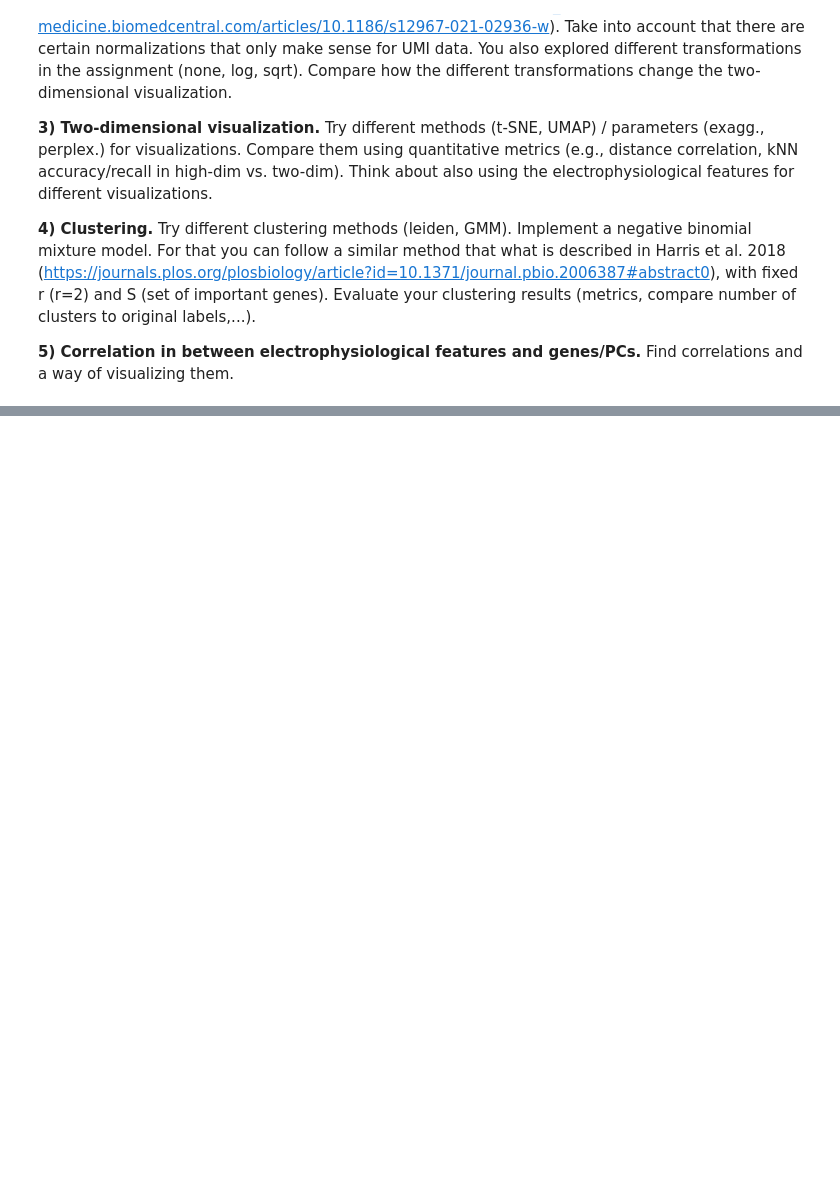
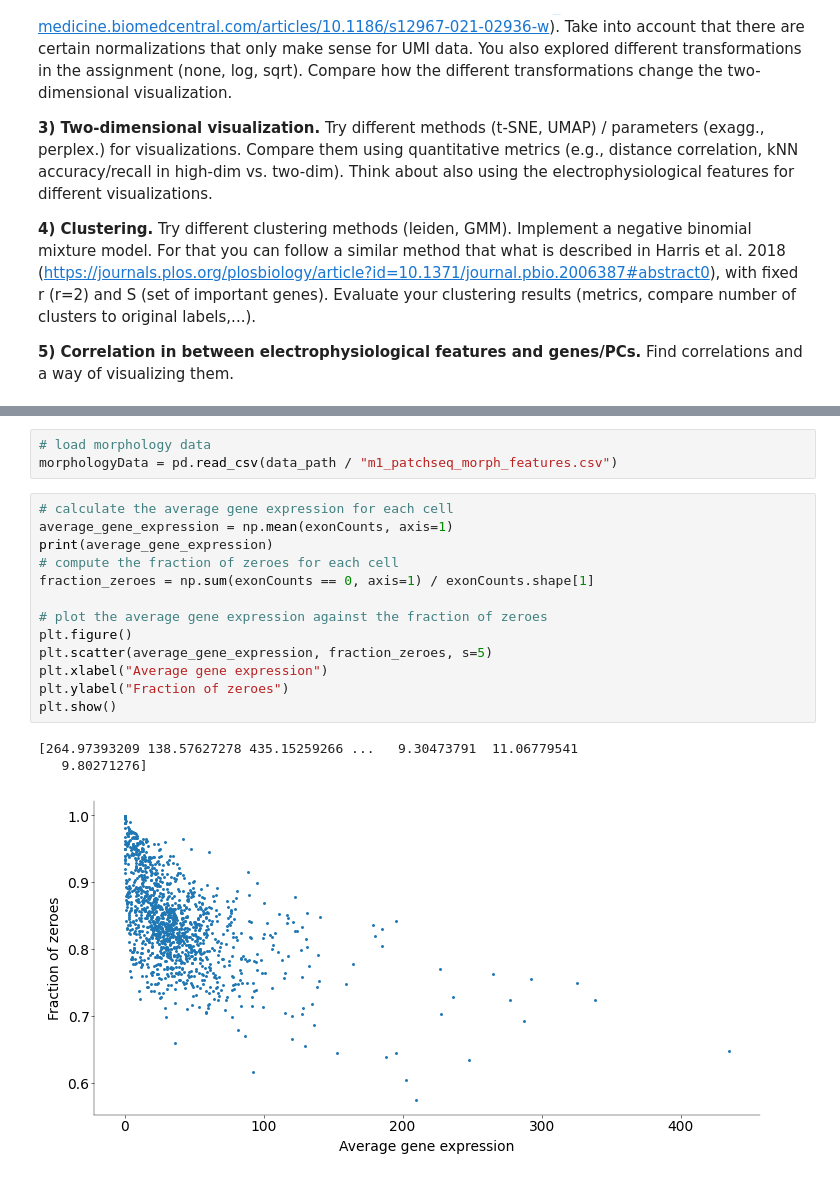
Before and after one commit to Artemii-Shlychkov/NDS_project, a Jupyter notebook: notebooks/Practical_notebook.ipynb, the cells around one changed output, grey strips where cells are left out. Drawn from its saved outputs; the diff is of its cells as text; blank space fills up the shorter version.

```diff
--- a/notebooks/Practical_notebook.ipynb
+++ b/notebooks/Practical_notebook.ipynb
@@ -296,0 +300,20 @@ This is only for Arne!!!!!
+# %%
+# load morphology data
+morphologyData = pd.read_csv(data_path / "m1_patchseq_morph_features.csv")
+# %%
+# calculate the average gene expression for each cell
+average_gene_expression = np.mean(exonCounts, axis=1)
+print(average_gene_expression)
+# compute the fraction of zeroes for each cell
+fraction_zeroes = np.sum(exonCounts == 0, axis=1) / exonCounts.shape[1]
+
+# plot the average gene expression against the fraction of zeroes
+plt.figure()
+plt.scatter(average_gene_expression, fraction_zeroes, s=5)
+plt.xlabel("Average gene expression")
+plt.ylabel("Fraction of zeroes")
+plt.show()
+# %% [output]
+[264.97393209 138.57627278 435.15259266 ...   9.30473791  11.06779541
+   9.80271276]
+[figure, added]
```
Also changed, not shown: parts of 22 cells of this notebook, 3 other files.
